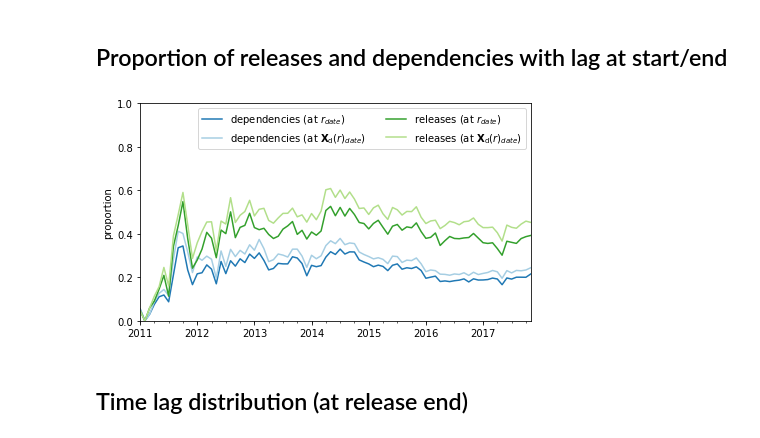
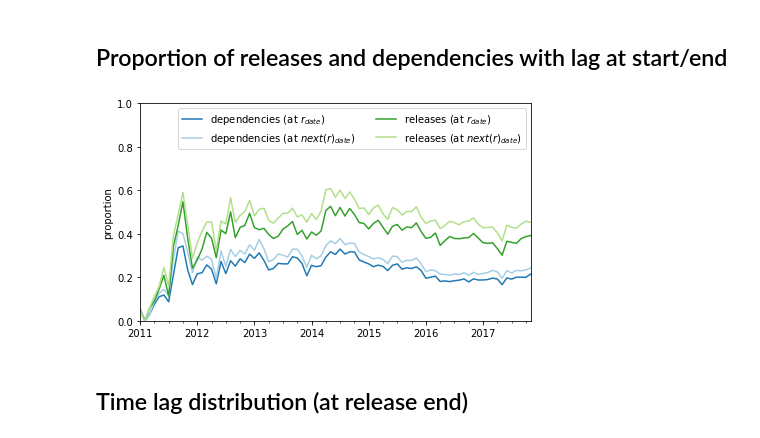
Before and after one commit to AlexandreDecan/secos-lag, a Jupyter notebook: notebooks/Technical lags.ipynb, the cells around one changed output. Saved outputs shown, nothing was run; the diff lists cells and outputs as text; code cells hidden in the pictures.

```diff
--- a/notebooks/Technical lags.ipynb
+++ b/notebooks/Technical lags.ipynb
@@ -298,40 +323,44 @@ fig, ax = matplotlib.pyplot.subplots()
     [['lag_at_start', 'lag_at_end']]
     .rename(columns={
         'lag_at_start': r'dependencies (at $r_\mathit{date}$)',
-        'lag_at_end': r'dependencies (at $\mathsf{\bf X}_\mathrm{d}(r)_\mathit{date}$)'
+        'lag_at_end': r'dependencies (at $\mathit{next}(r)_\mathit{date}$)'
     })
     .plot(ax=ax, color=PAL_DEP)
 )
 
 (
     df_lags_releases
     .assign(n=1)
     .assign(lag_at_start=lambda d: (d['TemporalLagAtTime'] > pandas.to_timedelta('0D')).astype(int))
     .assign(lag_at_end=lambda d: (d['TemporalLagAtNextTime'] > pandas.to_timedelta('0D')).astype(int))
     [['NextTime', 'n', 'lag_at_start', 'lag_at_end']]
     .groupby(pandas.Grouper(key='NextTime', freq='1M'))
     .sum()
     .assign(lag_at_start=lambda d: d['lag_at_start'] / d['n'])
     .assign(lag_at_end=lambda d: d['lag_at_end'] / d['n'])
     [['lag_at_start', 'lag_at_end']]
     .rename(columns={
         'lag_at_start': r'releases (at $r_\mathit{date}$)',
-        'lag_at_end': r'releases (at $\mathsf{\bf X}_\mathrm{d}(r)_\mathit{date}$)'
+        'lag_at_end': r'releases (at $\mathit{next}(r)_\mathit{date}$)'
     })
     .plot(ax=ax, color=PAL_REL)
 )
+
+# Manually add median values for 2012-2018
+#ax.hlines(0.24, pandas.to_datetime('2012'), DATE_RANGE[1], linestyles='dashed', colors=PAL_DEP[0])
+#ax.hlines(0.40, pandas.to_datetime('2012'), DATE_RANGE[1], linestyles='dashed', colors=PAL_REL[0])
 
 ax.set(
     xlabel='',
     ylabel='proportion',
     xlim=DATE_RANGE,
     ylim=(0, 1),
 )
 ax.legend(ncol=2)
 
 savefig(fig, 'temporal_proportion_with_lag')
 # %% [output]
-[figure, old version]
+[figure, new version]
 # %% [markdown]
 ## Time lag distribution (at release end)
 # %% [markdown]
```
Also changed, not shown: parts of 21 cells of this notebook.
